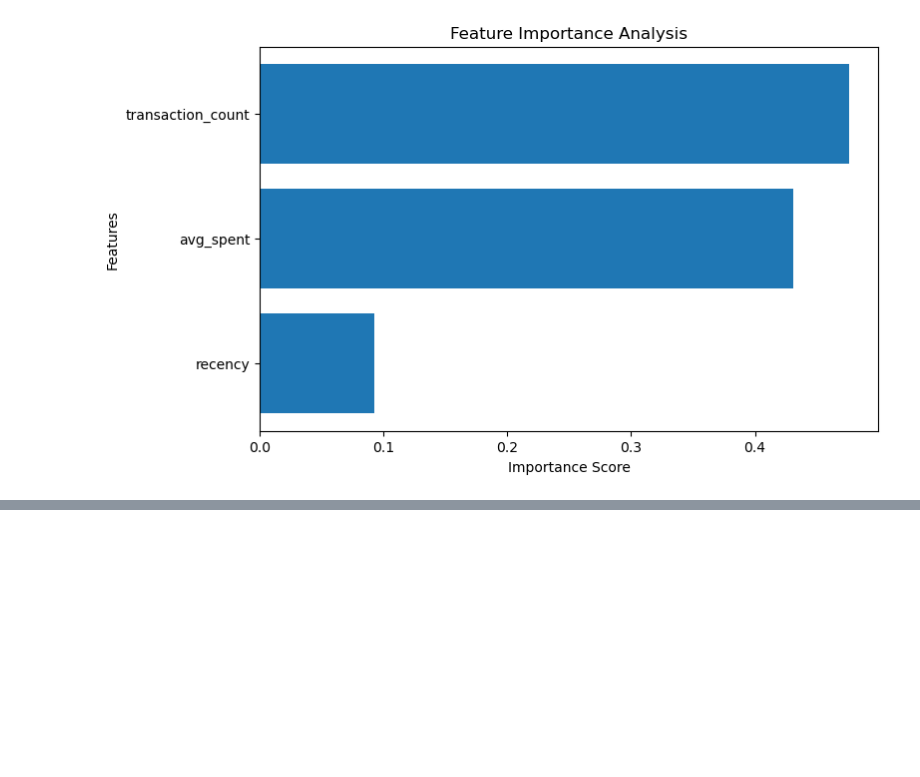
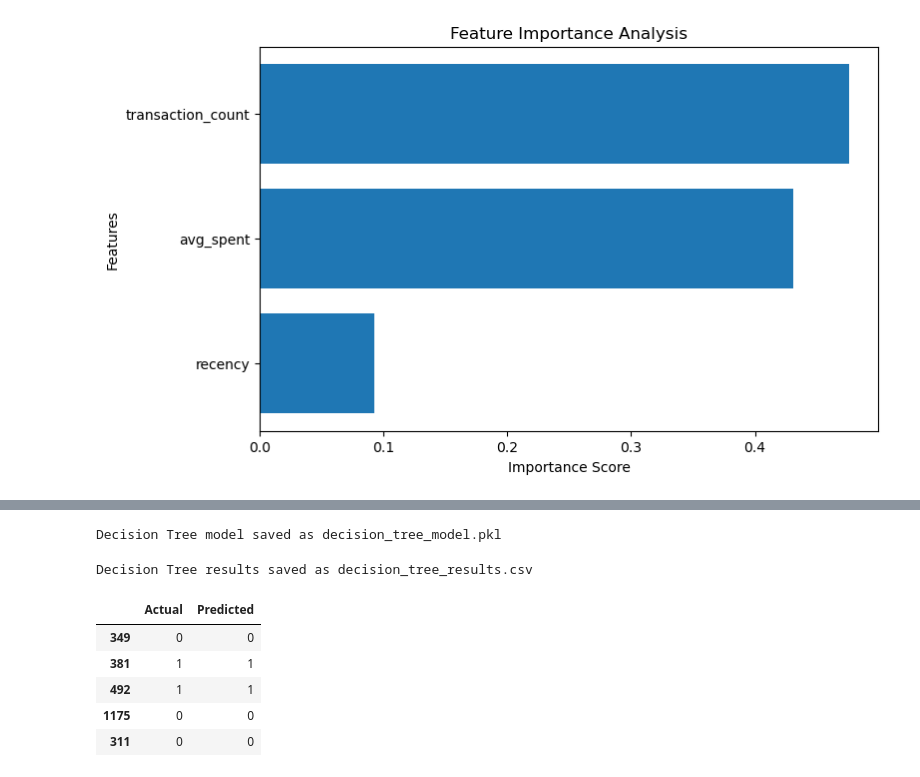
Before and after one commit to navein2005/customer-financial-behaviour-analytics, a Jupyter notebook: 01_data_exploration.ipynb, the cells around one changed output, grey strips where cells are left out. Saved outputs shown, nothing was run; the diff lists cells and outputs as text; code cells hidden in the pictures; blank space fills up the shorter version.

```diff
--- a/01_data_exploration.ipynb
+++ b/01_data_exploration.ipynb
@@ -842,0 +1054,9 @@ plt.show()
+# %%
+# 5. Model Training
+
+grid_search.fit(X_train, y_train)
+
+best_dt_model = grid_search.best_estimator_
+
+print("Decision Tree training completed successfully.")
+print("Best Parameters:", grid_search.best_params_)
@@ -842,0 +1066,12 @@ plt.show()
+# %%
+# 6. Model Evaluation
+
+dt_predictions = best_dt_model.predict(X_test)
+
+dt_accuracy = accuracy_score(y_test, dt_predictions)
+
+print("Decision Tree Accuracy:", round(dt_accuracy, 4))
+print("\nConfusion Matrix:")
+print(confusion_matrix(y_test, dt_predictions))
+print("\nClassification Report:")
+print(classification_report(y_test, dt_predictions))
@@ -842,0 +1094,28 @@ plt.show()
+# %%
+# 7. Model Saving
+
+joblib.dump(best_dt_model, "decision_tree_model.pkl")
+
+print("Decision Tree model saved as decision_tree_model.pkl")
+# %% [output]
+Decision Tree model saved as decision_tree_model.pkl
+# %%
+# 8. Result Saving
+
+dt_results = pd.DataFrame({
+    "Actual": y_test,
+    "Predicted": dt_predictions
+})
+
+dt_results.to_csv("decision_tree_results.csv", index=False)
+
+print("Decision Tree results saved as decision_tree_results.csv")
+dt_results.head()
+# %% [output]
+Decision Tree results saved as decision_tree_results.csv
+|  | Actual | Predicted |
+| 349 | 0 | 0 |
+| 381 | 1 | 1 |
+| 492 | 1 | 1 |
+| 1175 | 0 | 0 |
+| 311 | 0 | 0 |
```
Also changed, not shown: parts of 21 cells of this notebook.
